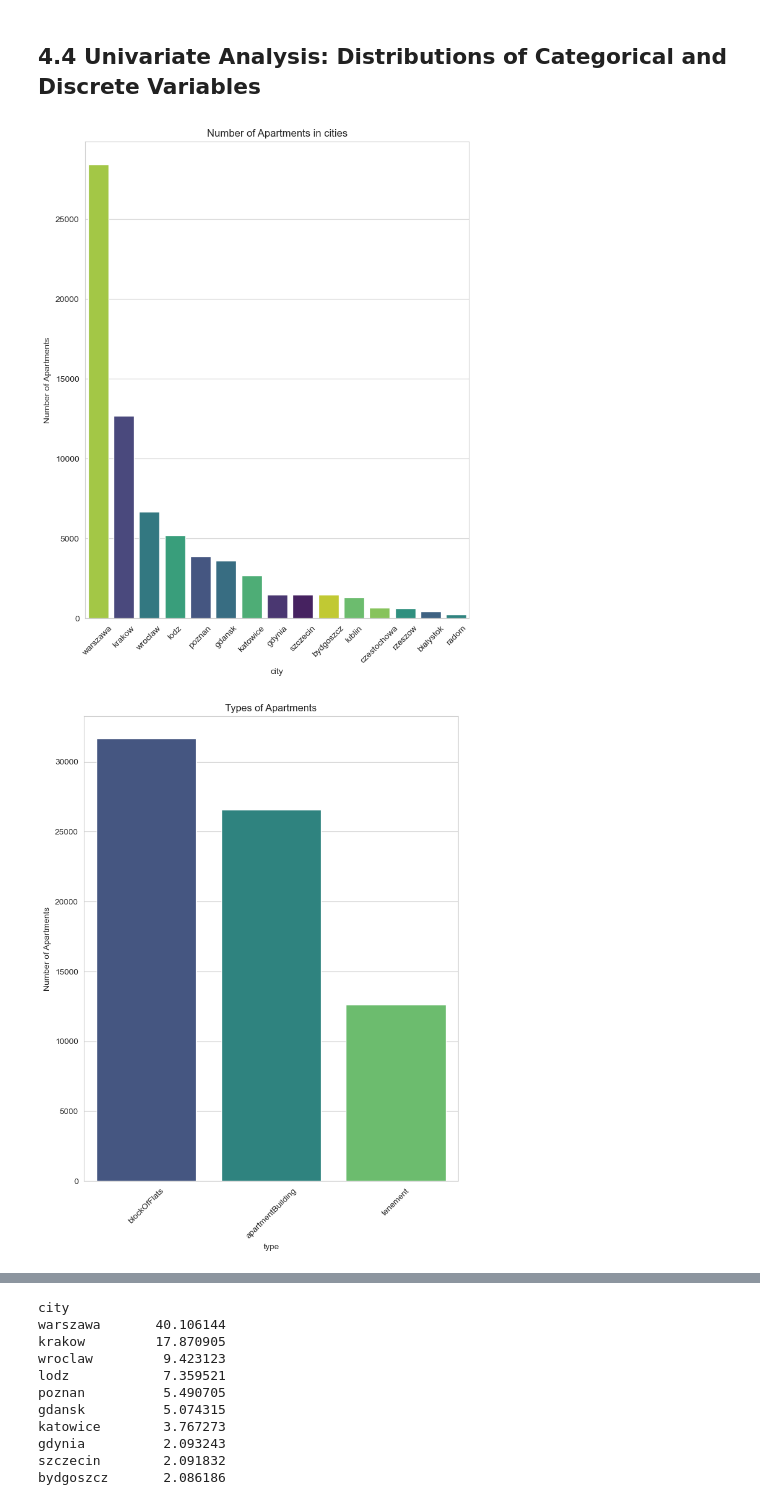
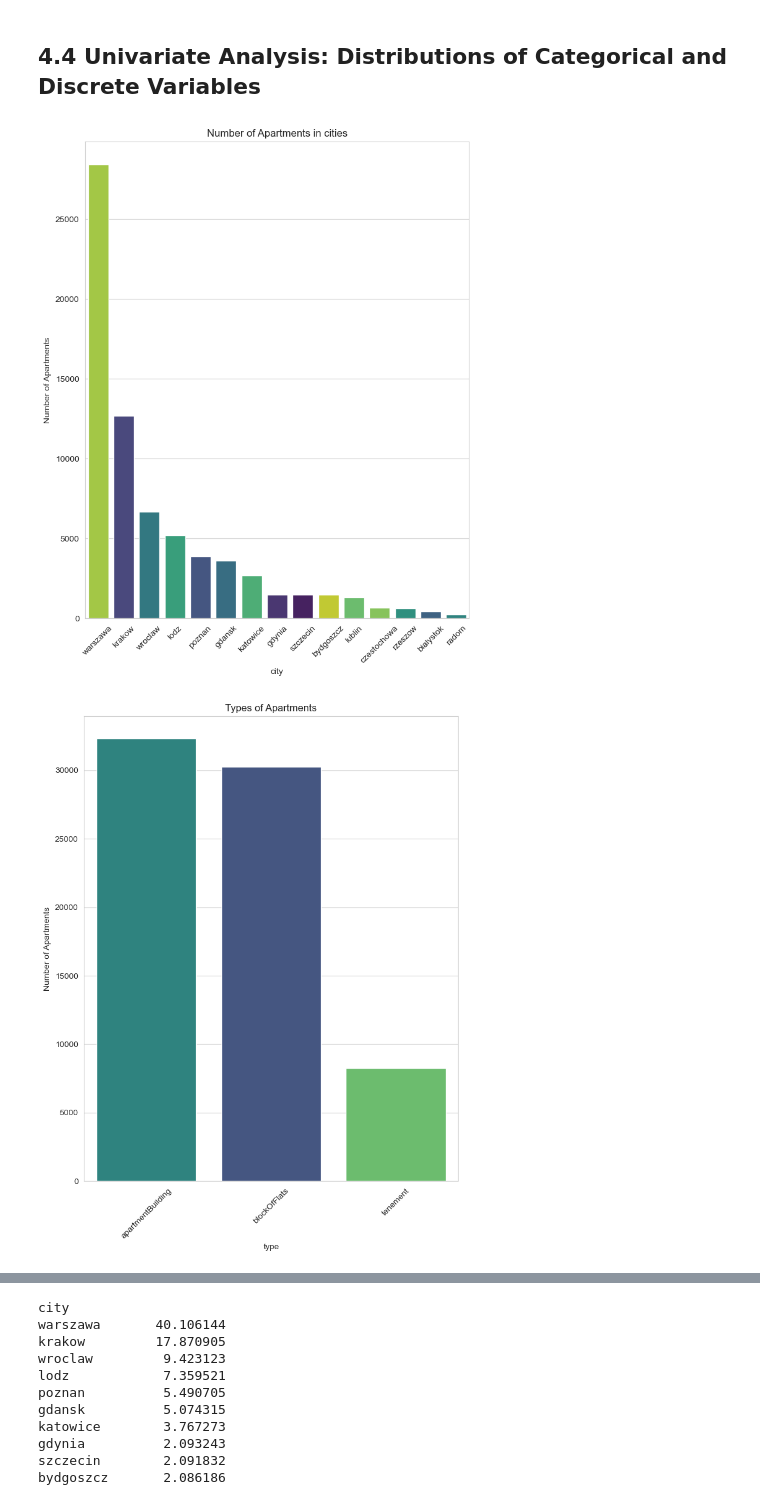
Before and after one commit to Oliwer1992/polish-real-estate-analysis, a Jupyter notebook: 02_Data_Cleaning_and_EDA.ipynb, the cells around one changed output, grey strips where cells are left out. Cells and saved outputs as stored; diff of their text form; code cells hidden in the pictures.

Commit message:
feat: Finish data cleaning and EDA

```diff
--- a/02_Data_Cleaning_and_EDA.ipynb
+++ b/02_Data_Cleaning_and_EDA.ipynb
@@ -155,7 +155,7 @@ class DataImputer:
                 elif 1950 <= year <=2010 :
                     return 'blockOfFlats'
                 elif year > 2010:
-                    return 'tenement'
+                    return 'apartmentBuilding'
             return row[column]
         self.df[column] = self.df.apply(_impute_row, axis=1)
         self.df[column] = self.df[column].fillna(self.df.groupby(['city', 'floorCount'])[column].transform(lambda x: x.mode()[0] if not x.mode().empty else np.nan))
@@ -241,12 +241,12 @@ class DataVisualizer:
             plt.title(f"Boxplot for {title}")
             plt.xlabel(x)
             plt.show()
-    def countplots(self,columns,titles):
+    def countplots(self,columns,titles,y_label):
         for i, (col, title) in enumerate(zip(columns, titles)):
             plt.figure(figsize=(8,10))
             sns.countplot(data = self.df, x = col, order=self.df[col].value_counts().index,hue=col, palette='viridis',legend=False)
             plt.title(title)
-            plt.ylabel('Number of Apartments')
+            plt.ylabel(y_label)
             plt.xticks(rotation=45)
             plt.show()
     def barplots(self, col1,col2,title):
@@ -260,17 +260,27 @@ class DataVisualizer:
         plt.figure(figsize=(12,10))
         sns.heatmap(correlations, cmap='inferno',annot=True, fmt='.2f',square=True)
         plt.show()
-    def scatterplots(self, col_x, col_,title):
+    def scatterplots(self, col1, col2,title):
         plt.figure(figsize=(15,10))
         sns.scatterplot(data=self.df, x=col1, y=col2,legend='auto')
         plt.title(title)
         plt.show()
-    def lineplots(self,col1,col2,title):
-        sns.lineplot(data= self.df, x=col1, y=col2, marker='o',linewidth=2)
-        plt.grid(True, linestyle='--',alpha=0.7)
+    def lineplots(self,col1,col2,col_hue,palette,title,y_label,legend_title):
+        plt.figure(figsize=(14,7))
+        sns.lineplot(data= self.df, x=col1, y=col2,hue=col_hue, marker='o',linewidth=2,palette=palette)
         plt.title(title)
+        plt.ylabel(y_label)
+        plt.xlabel('Date')
+        plt.legend(title=legend_title, bbox_to_anchor=(1.05,1), loc='upper left')
+        plt.tight_layout()
         plt.show()
-    # Add pie plot method
+    def bivariate_boxplot(self, col1, col2, title):
+        plt.figure(figsize=(12,10))
+        sns.boxplot(data=self.df, x=col1, y=col2, palette='Set2', hue=col1, legend=False)
+        plt.title(title)
+        plt.xticks(rotation=45)
+        plt.tight_layout()
+        plt.show()
 # %% [markdown]
 ## 4.3 Univariate Analysis: Distributions of Continuous Varibales
 # %% [markdown]
@@ -332,13 +342,13 @@ df[['squareMeters','buildYear','centreDistance','poiCount','price','price_per_m2
 # %%
 categorical_columns = ['city','type','ownership']
 categorical_titles = [
 'Number of Apartments in cities',
 'Types of Apartments',
 'Ownership types']
-viz.countplots(categorical_columns,categorical_titles)
+viz.countplots(categorical_columns,categorical_titles,'Number of Apartments')
 # %% [output]
 [figure]
-[figure, old version]
+[figure, new version]
 [figure]
 # %%
 df[['city','type','ownership']].describe()
```
Also changed, not shown: parts of 43 cells of this notebook.
